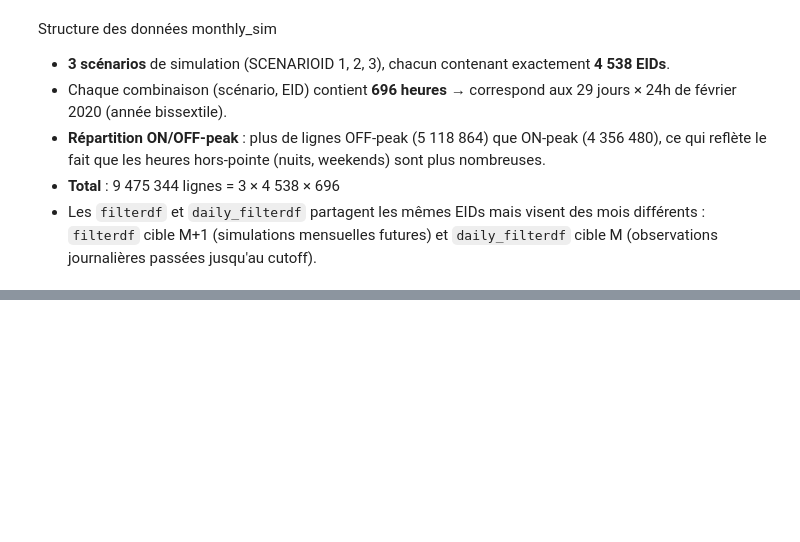
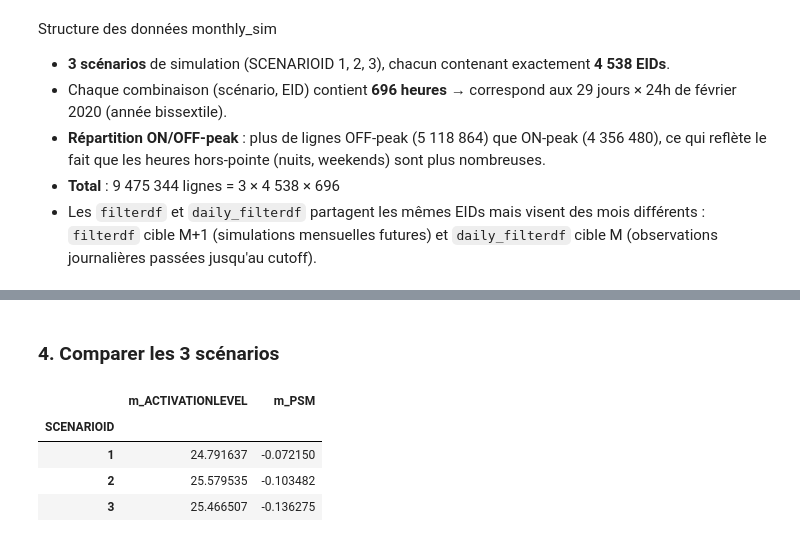
Before and after one commit to MPelland-programming/DataChallenge2026, a Jupyter notebook: experimentation_cristian/experimentation_cristian.ipynb, the cells around one changed output, grey strips where cells are left out. Cells and saved outputs as stored; diff of their text form; code cells hidden in the pictures; blank space fills up the shorter version.

```diff
--- a/experimentation_cristian/experimentation_cristian.ipynb
+++ b/experimentation_cristian/experimentation_cristian.ipynb
@@ -147,0 +219,11 @@ Structure des données monthly_sim
+# %% [markdown]
+### 4. Comparer les 3 scénarios
+# %%
+# Est-ce que les scénarios divergent beaucoup ?
+monthly_sim.groupby('SCENARIOID')[['m_ACTIVATIONLEVEL','m_PSM']].mean()
+# %% [output]
+|  | m_ACTIVATIONLEVEL | m_PSM |
+| SCENARIOID |  |  |
+| 1 | 24.791637 | -0.072150 |
+| 2 | 25.579535 | -0.103482 |
+| 3 | 25.466507 | -0.136275 |
```
Also changed, not shown: parts of 15 cells of this notebook.
